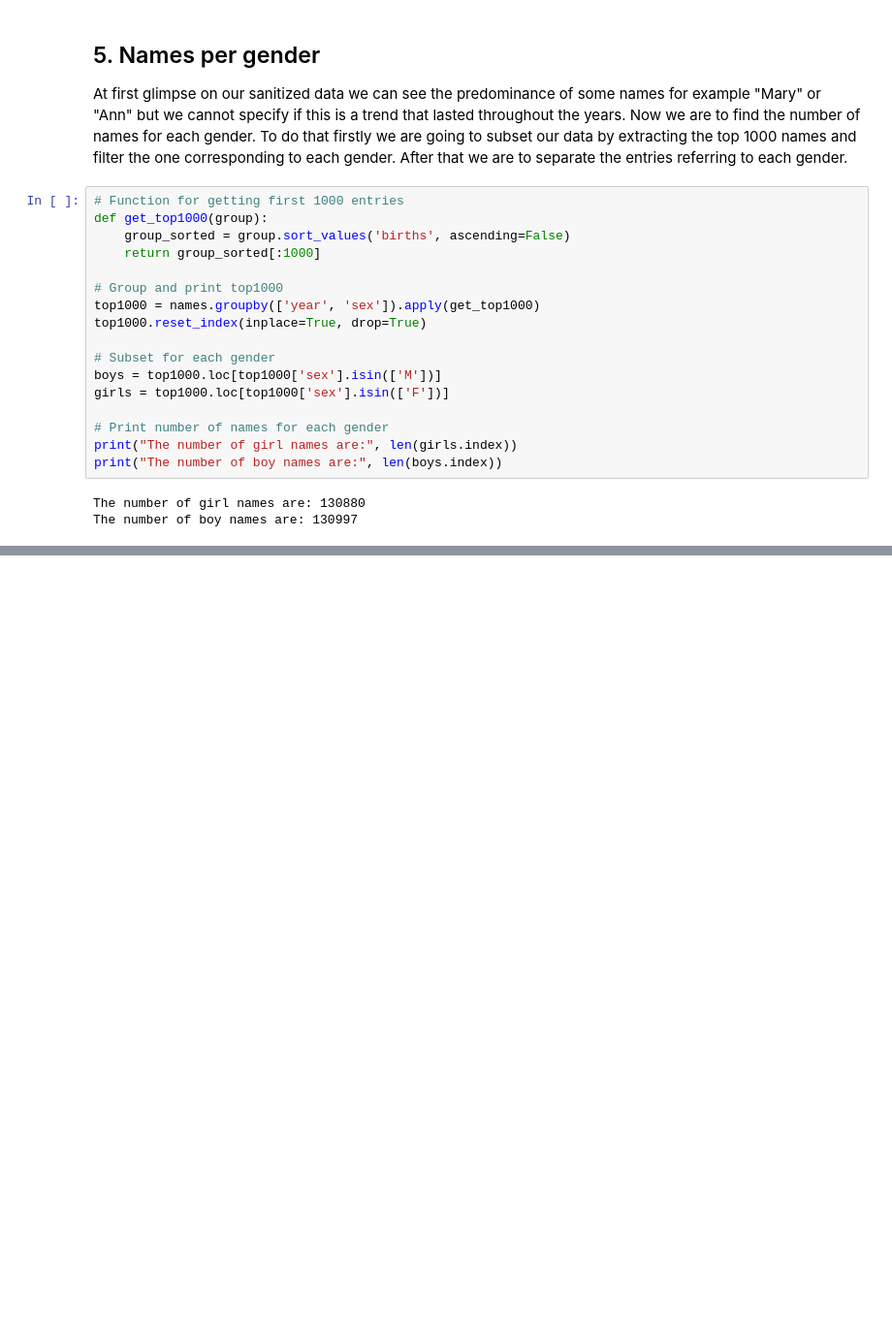
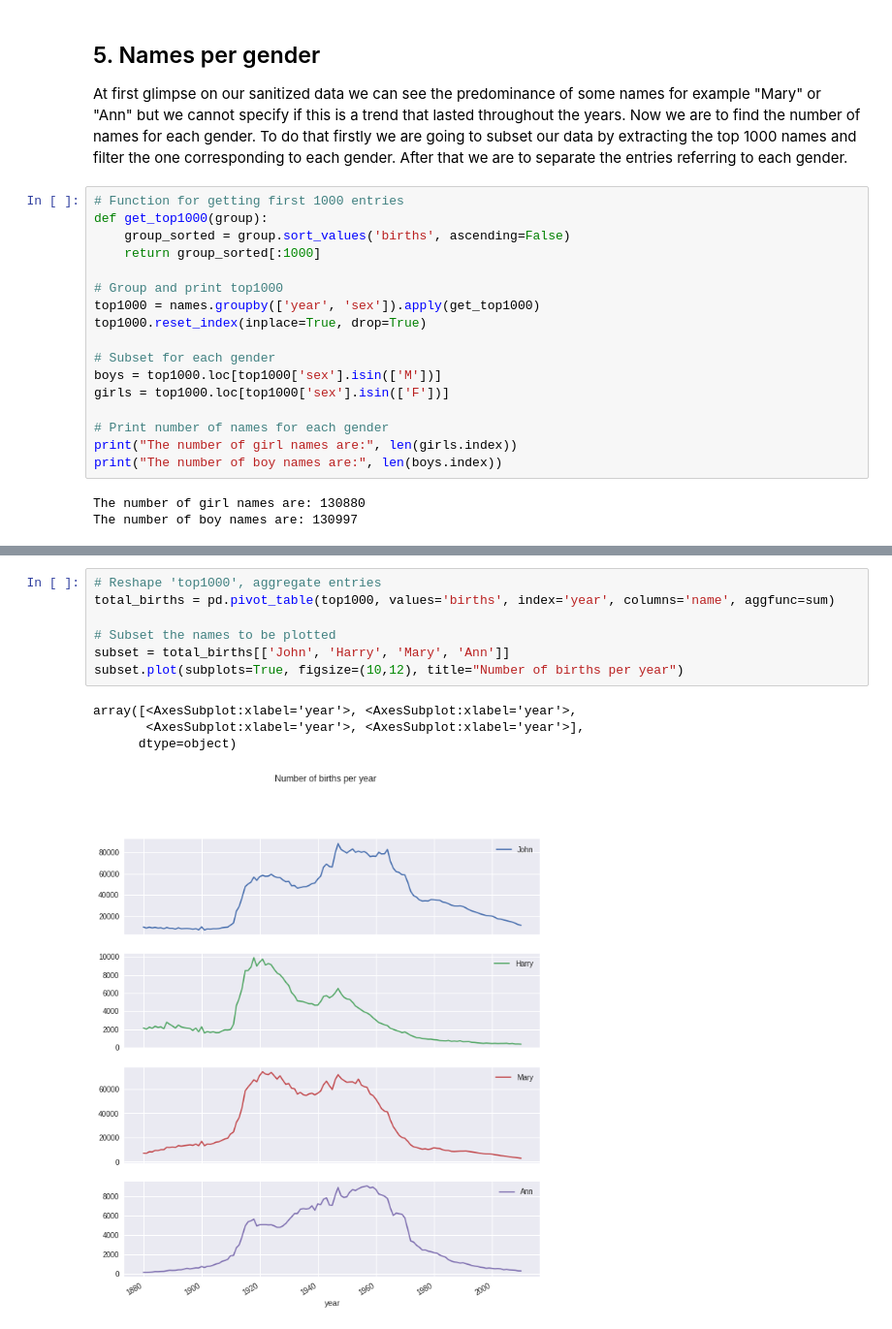
Before and after one commit to DimKapoulas/US-Baby-Names, a Jupyter notebook: babynames_analysis.ipynb, the cells around one changed output, grey strips where cells are left out. Shown: that part at 97% size. Saved outputs shown, nothing was run; the diff lists cells and outputs as text; blank space fills up the shorter version.

Commit message:
Extracted and visuallized time series for specific names

```diff
--- a/babynames_analysis.ipynb
+++ b/babynames_analysis.ipynb
@@ -144,0 +150,12 @@ The number of boy names are: 130997
+# %%
+# Reshape 'top1000', aggregate entries
+total_births = pd.pivot_table(top1000, values='births', index='year', columns='name', aggfunc=sum)
+
+# Subset the names to be plotted
+subset = total_births[['John', 'Harry', 'Mary', 'Ann']]
+subset.plot(subplots=True, figsize=(10,12), title="Number of births per year")
+# %% [output]
+array([<AxesSubplot:xlabel='year'>, <AxesSubplot:xlabel='year'>,
+       <AxesSubplot:xlabel='year'>, <AxesSubplot:xlabel='year'>],
+      dtype=object)
+[figure, added]
```
Also changed, not shown: parts of 2 cells of this notebook.
